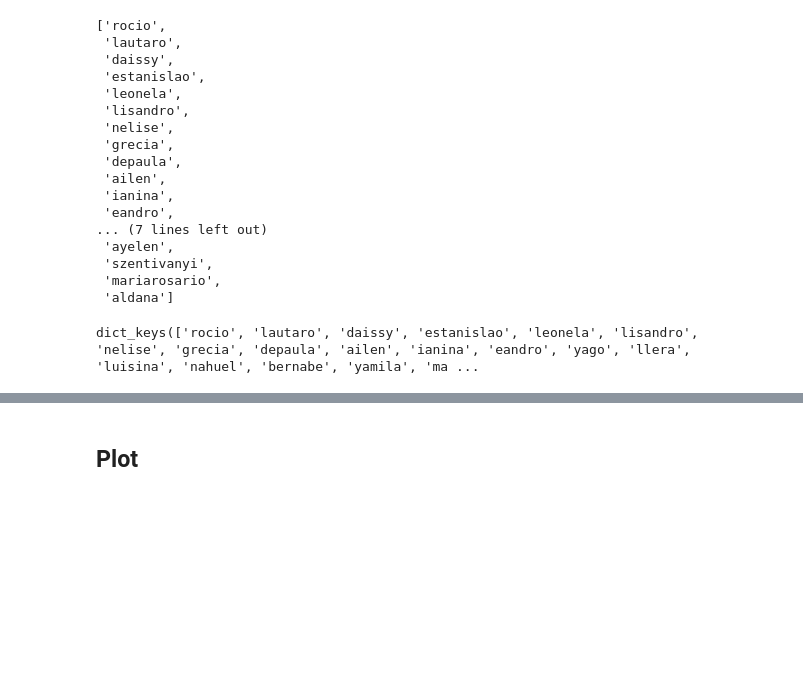
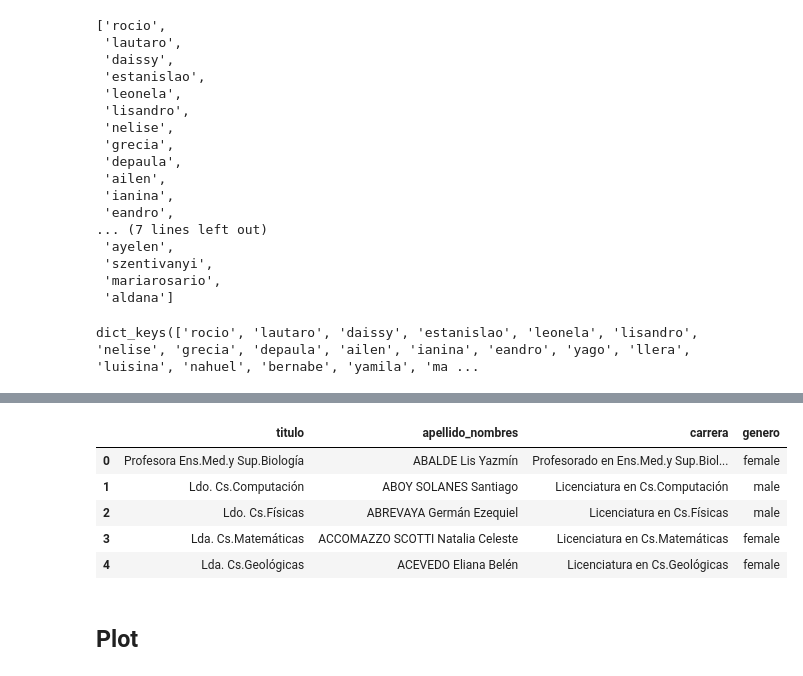
Before and after one commit to MalenaMaffei/8m-7p, a Jupyter notebook: notebooks/pruebas_sofi.ipynb, the cells around one changed output, grey strips where cells are left out. Cells and saved outputs as stored; diff of their text form; code cells hidden in the pictures; blank space fills up the shorter version.

```diff
--- a/notebooks/pruebas_sofi.ipynb
+++ b/notebooks/pruebas_sofi.ipynb
@@ -274,3 +275,16 @@ df.head(20)
 | 17 | Lda. Cs.Biológicas | ALLEN DOHLE Sharon Ingrid | Licenciatura en Cs.Biológicas | sharon ingrid | sharon | female |
 | 18 | Dr. UBA(Cs.Físicas) | ALLEN Pablo Guillermo | Doctorado UBA(Cs.Físicas) | pablo guillermo | pablo | male |
 | 19 | Ldo. Cs.Biológicas | ALONSO Ignacio | Licenciatura en Cs.Biológicas | ignacio | ignacio | male |
+# %%
+df = df[['TITULO', 'Apellidos y nombres', 'carrera', 'gender']]
+# %%
+df.columns = ['titulo', 'apellido_nombres', 'carrera', 'genero']
+# %%
+df.head()
+# %% [output]
+|  | titulo | apellido_nombres | carrera | genero |
+| 0 | Profesora Ens.Med.y Sup.Biología | ABALDE Lis Yazmín | Profesorado en Ens.Med.y Sup.Biol... | female |
+| 1 | Ldo. Cs.Computación | ABOY SOLANES Santiago | Licenciatura en Cs.Computación | male |
+| 2 | Ldo. Cs.Físicas | ABREVAYA Germán Ezequiel | Licenciatura en Cs.Físicas | male |
+| 3 | Lda. Cs.Matemáticas | ACCOMAZZO SCOTTI Natalia Celeste | Licenciatura en Cs.Matemáticas | female |
+| 4 | Lda. Cs.Geológicas | ACEVEDO Eliana Belén | Licenciatura en Cs.Geológicas | female |
```
Also changed, not shown: parts of 3 cells of this notebook.
